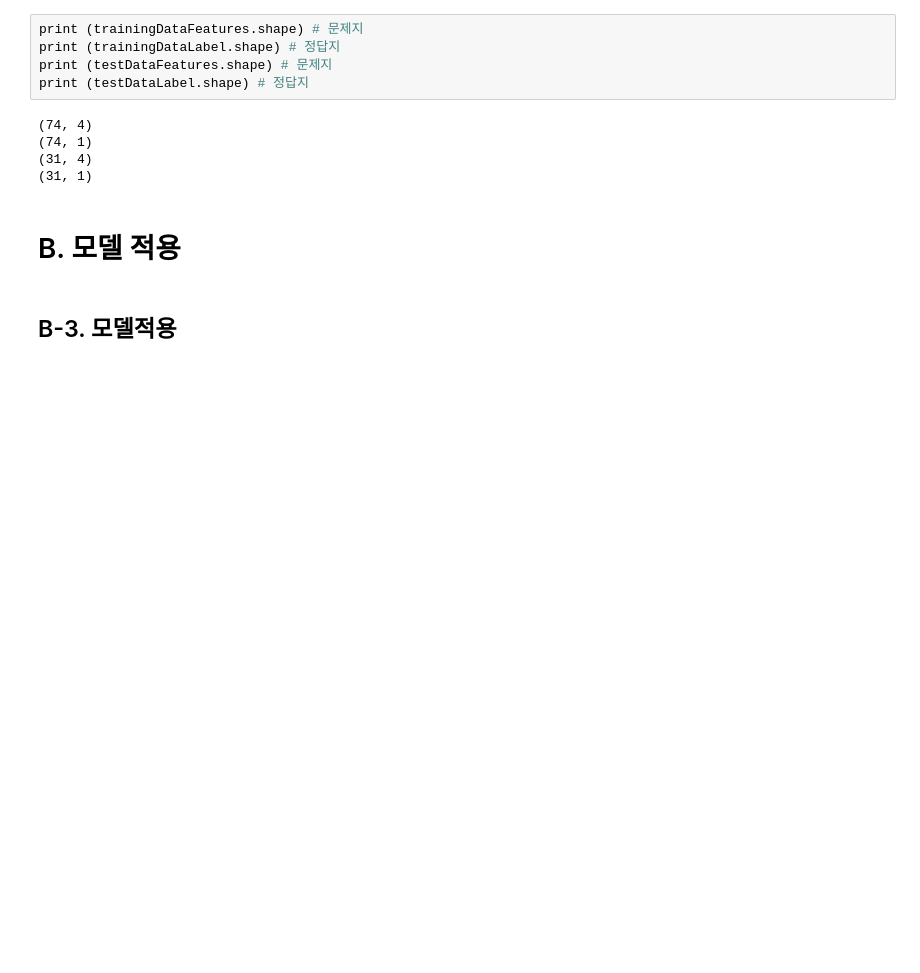
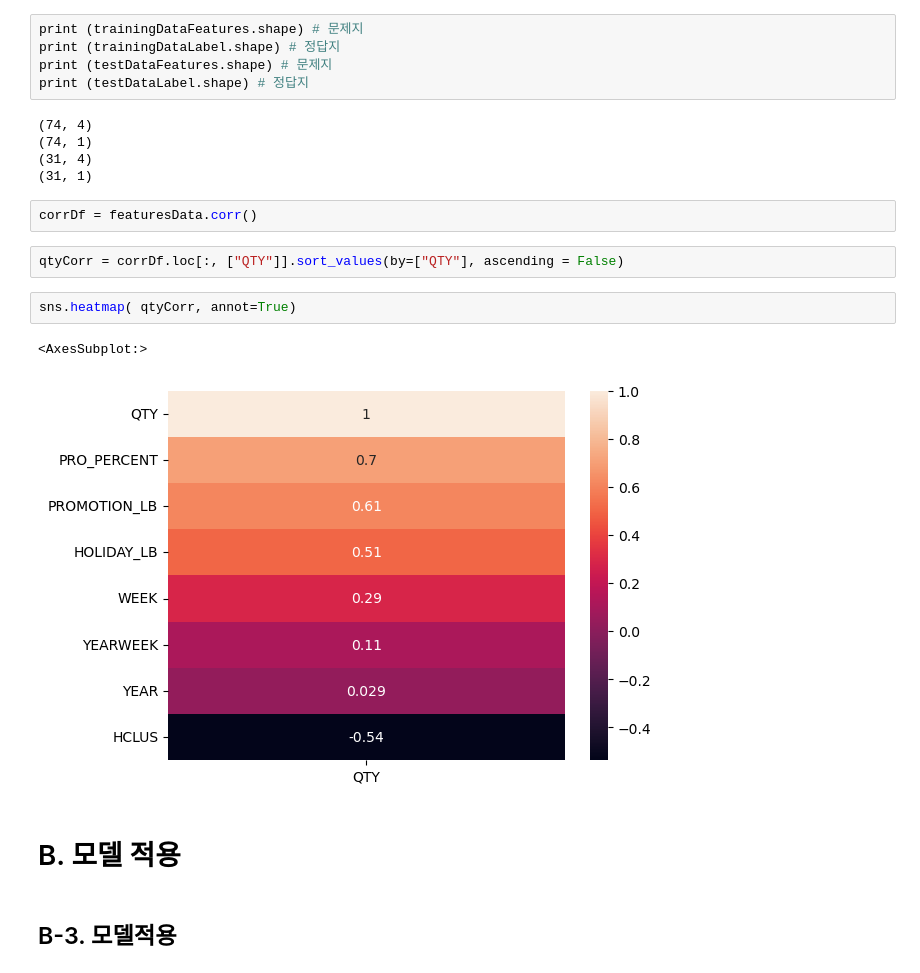
Before and after one commit to ki-ottl/python, a Jupyter notebook: Session07 - 유형별로 실습하는 머신러닝/mlModel.ipynb, the cells around one changed output. Drawn from its saved outputs; the diff is of its cells as text; blank space fills up the shorter version.

```diff
--- a/Session07 - 유형별로 실습하는 머신러닝/mlModel.ipynb
+++ b/Session07 - 유형별로 실습하는 머신러닝/mlModel.ipynb
@@ -155,6 +174,15 @@ print (testDataLabel.shape) # 정답지
 (74, 1)
 (31, 4)
 (31, 1)
+# %%
+corrDf = featuresData.corr()
+# %%
+qtyCorr = corrDf.loc[:, ["QTY"]].sort_values(by=["QTY"], ascending = False)
+# %%
+sns.heatmap( qtyCorr, annot=True)
+# %% [output]
+<AxesSubplot:>
+[figure, added]
 # %% [markdown]
 # B. 모델 적용
 # %% [markdown]
```
Also changed, not shown: parts of 7 cells of this notebook.
